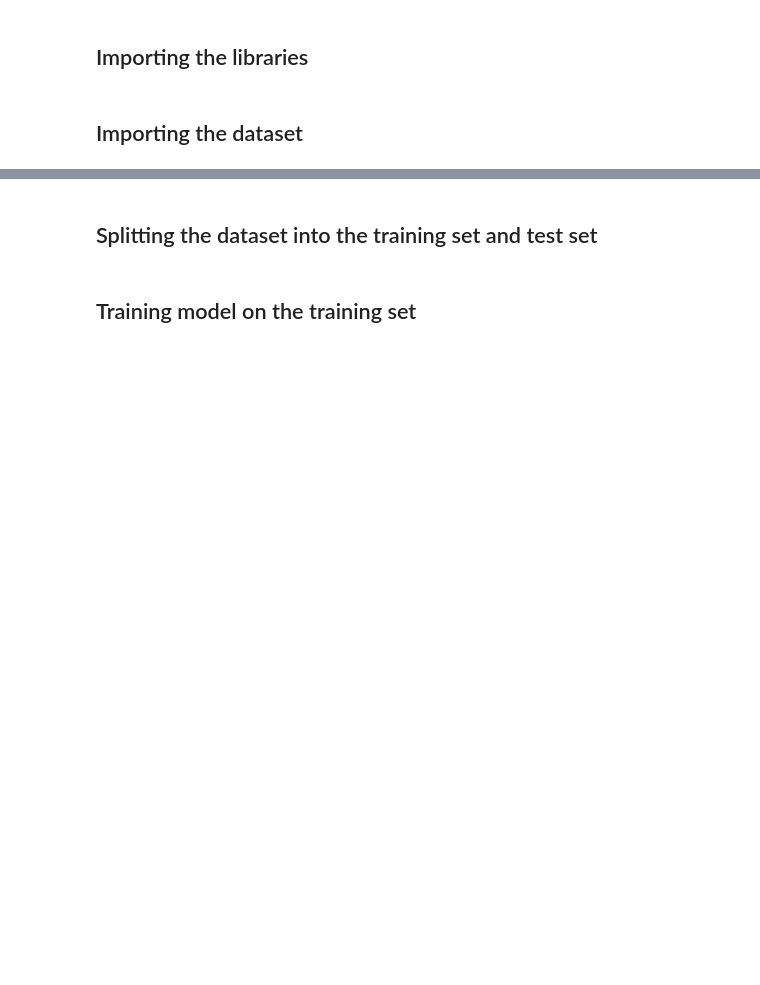
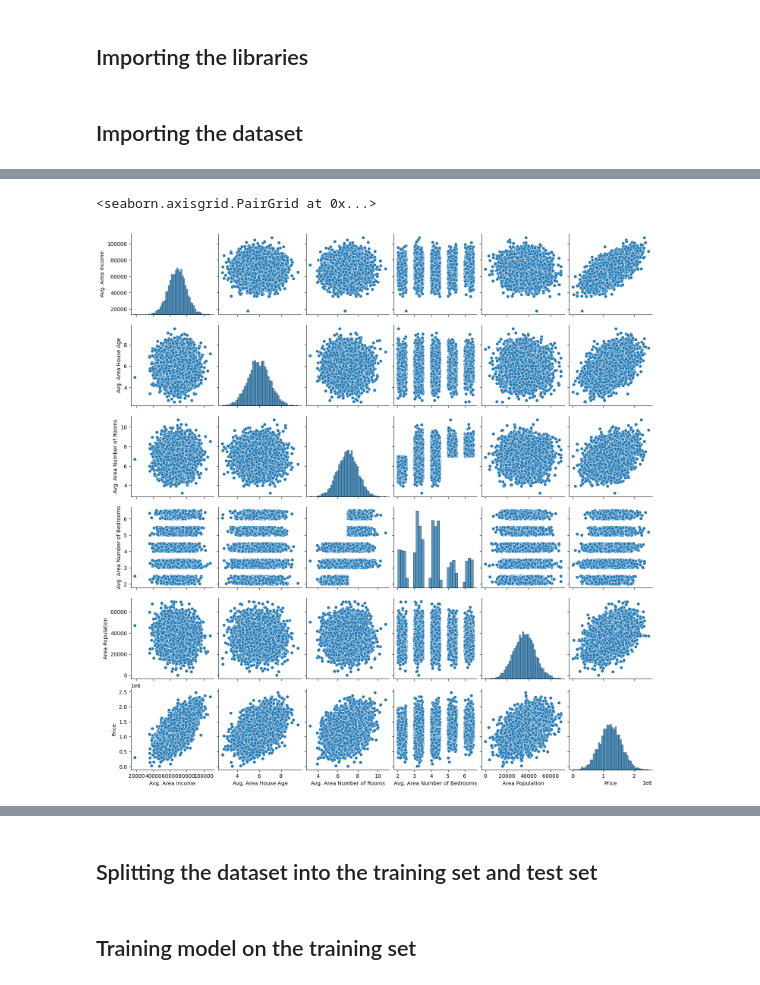
Before and after one commit to el24ham/Machine-Learning-Projects, a Jupyter notebook: Regression/1.Simple Linear Regression/USA_Housing.ipynb, the cells around one changed output, grey strips where cells are left out. Drawn from its saved outputs; the diff is of its cells as text; code cells hidden in the pictures; blank space fills up the shorter version.

```diff
--- a/Regression/1.Simple Linear Regression/USA_Housing.ipynb
+++ b/Regression/1.Simple Linear Regression/USA_Housing.ipynb
@@ -13,0 +58,5 @@ warnings.filterwarnings('ignore')
+# %%
+sns.pairplot(data)
+# %% [output]
+<seaborn.axisgrid.PairGrid at 0x...>
+[figure, added]
```
Also changed, not shown: parts of 16 cells of this notebook.
